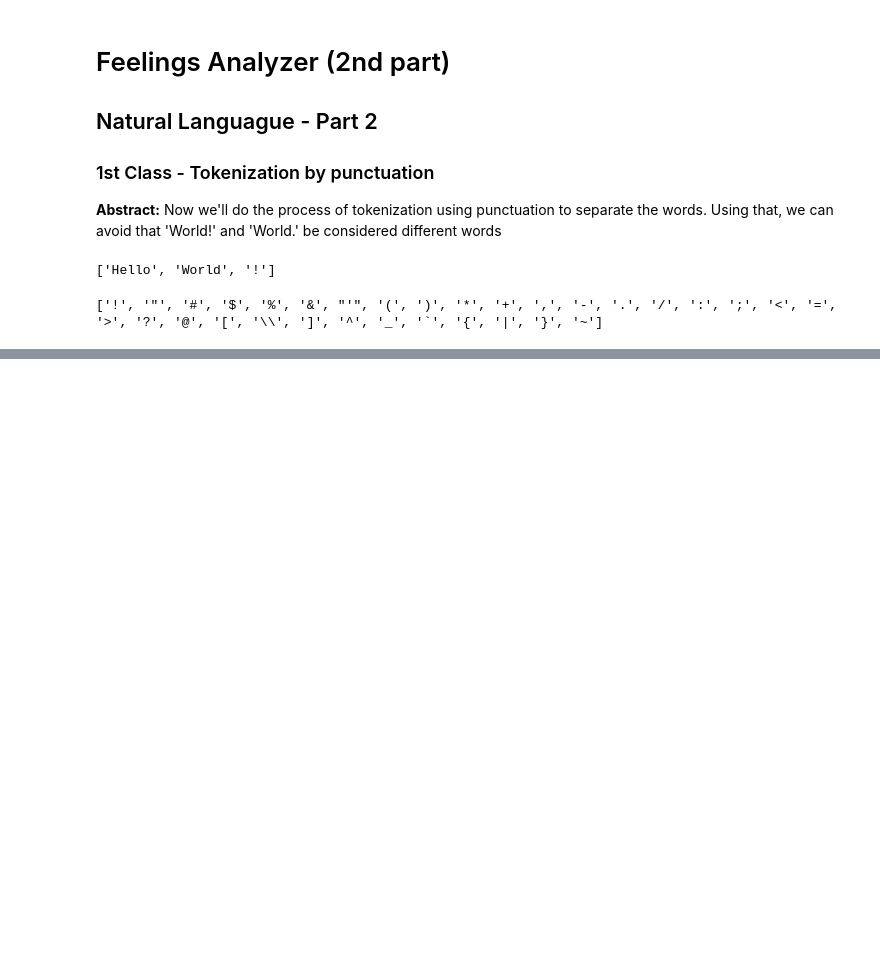
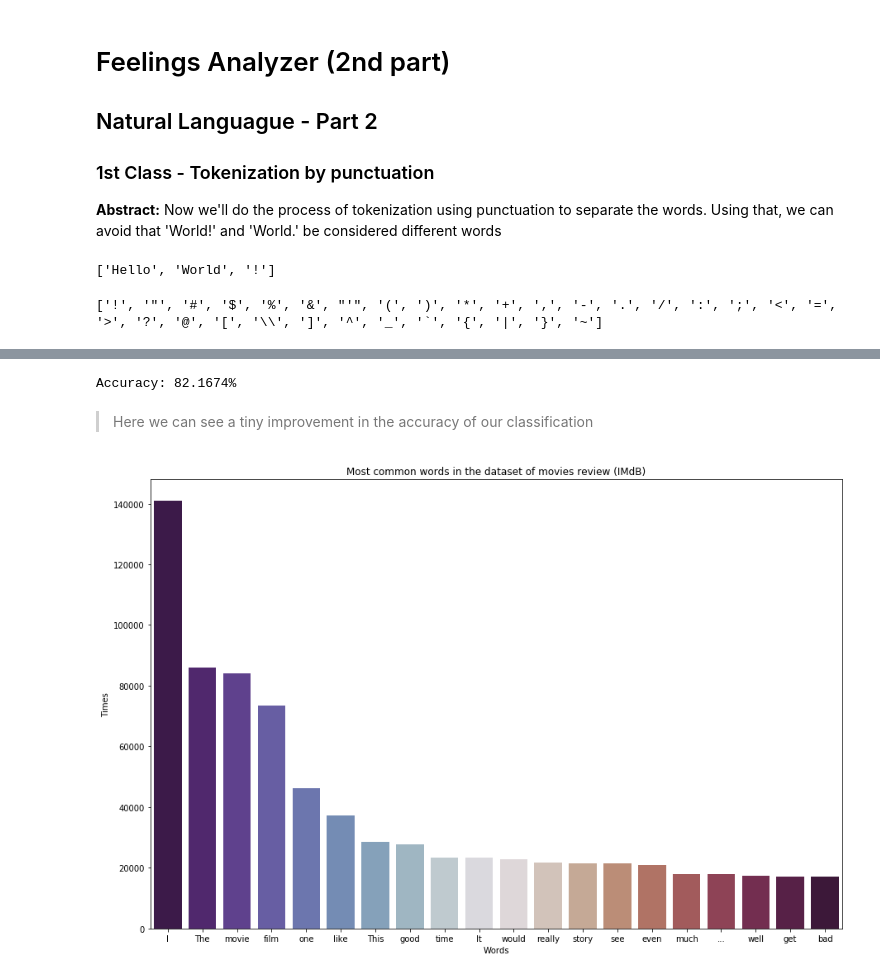
Before and after one commit to BrunaMS/machine_learning_course, a Jupyter notebook: 3_natural_language/feelings_analyzer.ipynb, the cells around one changed output, grey strips where cells are left out. Saved outputs shown, nothing was run; the diff lists cells and outputs as text; code cells hidden in the pictures; blank space fills up the shorter version.

```diff
--- a/3_natural_language/feelings_analyzer.ipynb
+++ b/3_natural_language/feelings_analyzer.ipynb
@@ -400,0 +409,9 @@ pareto_chart_plot(review.double_processed_text, 20, color_map = "ocean")
+# %%
+# If you are using pt-BR, do that step to remove accents of the text
+
+import unidecode
+
+# This is an tool to use with portuguese (Brazil)
+text_without_accents = [unidecode.unidecode(text) for text in review.text_pt]
+stop_words_without_accent = [unidecode.unidecode(text) for text in nltk.corpus.stopwords.words('portuguese')]
+pt_processed = remove_words(text_without_accents, stop_words_without_accent, space_token)
@@ -400,0 +422,3 @@ pareto_chart_plot(review.double_processed_text, 20, color_map = "ocean")
+# %%
+review["pt_processed"] = pt_processed
+review.head()
@@ -400,0 +432,6 @@ pareto_chart_plot(review.double_processed_text, 20, color_map = "ocean")
+# %%
+# Organizing our dataframe
+review = review.drop(columns = ["sentiment", "id", "processed_text", "double_processed_text"])
+# %%
+review["final_text"] = processed_reviews_2 # Really?
+review.head()
@@ -400,0 +445,10 @@ pareto_chart_plot(review.double_processed_text, 20, color_map = "ocean")
+# %%
+print("Accuracy: %.4f%%" % text_classifier(review, "final_text", "classification"))
+# %% [output]
+Accuracy: 82.1674%
+# %% [markdown]
+> Here we can see a tiny improvement in the accuracy of our classification
+# %%
+pareto_chart_plot(review.final_text, 20, color_map = "twilight_shifted")
+# %% [output]
+[figure, added]
```
Also changed, not shown: parts of 21 cells of this notebook.
